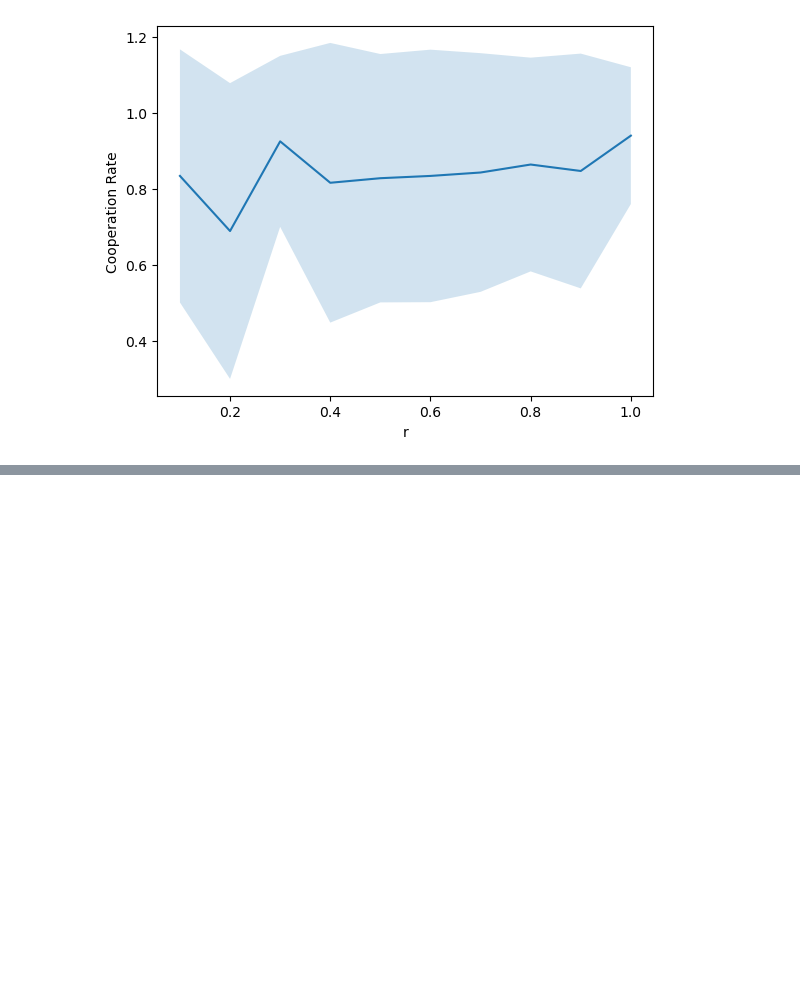
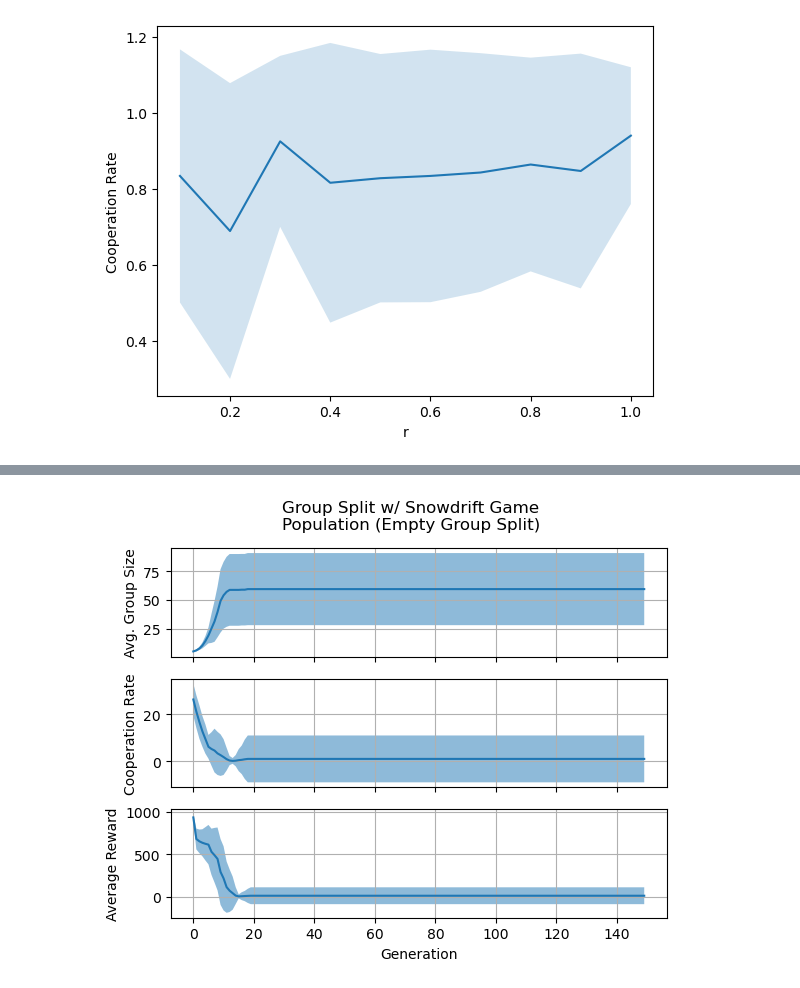
Before and after one commit to wbp1702/prisoners_dilemma, a Jupyter notebook: refactor/main.ipynb, the cells around one changed output, grey strips where cells are left out. Drawn from its saved outputs; the diff is of its cells as text; code cells hidden in the pictures; blank space fills up the shorter version.

```diff
--- a/refactor/main.ipynb
+++ b/refactor/main.ipynb
@@ -92,0 +179,61 @@ with multiprocessing.Pool() as pool:
+# %%
+# Plot Population Statistics
+fig, ax = plt.subplots(3, sharex=True)
+
+ax[0].plot(mean_population_per_gen)
+ax[1].plot(mean_cooperation_per_gen)
+ax[2].plot(mean_total_reward_per_gen)
+ax[0].fill_between(np.arange(num_generations), mean_population_per_gen - std_population_per_gen, mean_population_per_gen + std_population_per_gen, alpha=0.5)
+ax[1].fill_between(np.arange(num_generations), mean_cooperation_per_gen - std_cooperation_per_gen, mean_cooperation_per_gen + std_cooperation_per_gen, alpha=0.5)
+ax[2].fill_between(np.arange(num_generations), mean_total_reward_per_gen - std_total_reward_per_gen, mean_total_reward_per_gen + std_total_reward_per_gen, alpha=0.5)
+ax[0].set_ylabel('Avg. Group Size')
+ax[1].set_ylabel('Cooperation Rate')
+ax[2].set_ylabel('Average Reward')
+ax[0].grid()
+ax[1].grid()
+ax[2].grid()
+
+
+plt.suptitle(f'Group Split w/ Snowdrift Game\nPopulation (Empty Group Split)')
+plt.xlabel('Generation')
+plt.show()
+
+
+# plt.plot(results[6][0])
+# plt.plot(results[6][1])
+# plt.plot(results[6][2])
+# plt.plot(results[6][3])
+# plt.legend(['D->D', 'C->D', 'D->C', 'C-C'])
+# plt.title('Changes in Agent Strategy in Tournament Selection')
+# plt.xlabel('Generation')
+# plt.grid()
+# plt.show()
+
+# plt.plot(results[7][0])
+# plt.plot(results[7][1])
+# plt.plot(results[7][2])
+# plt.plot(results[7][3])
+# plt.legend(['D->D', 'C->D', 'D->C', 'C-C'])
+# plt.title('Changes in Agent Strategy in Group Selection')
+# plt.xlabel('Generation')
+# plt.grid()
+# plt.show()
+
+# # Plot Group Statistics
+# for idx in range(len(results[0])):
+#     fig, ax = plt.subplots(3, sharex=True)
+
+#     ax[0].plot(results[0][idx])
+#     # ax[1].plot(results[1][idx])
+#     # ax[2].plot(results[2][idx])
+#     ax[1].plot(np.divide(results[1][idx], results[0][idx]))
+#     ax[2].plot(np.divide(results[2][idx], results[0][idx]))
+#     ax[0].set_ylabel('Population')
+#     ax[1].set_ylabel('Cooperation Rate')
+#     ax[2].set_ylabel('Average Reward')
+
+#     plt.suptitle(f'Group Split w/ Snowdrift Game\nGroup {idx}')
+#     plt.xlabel('Generation')
+#     plt.show()
+# %% [output]
+[figure, added]
```
Also changed, not shown: parts of 3 cells of this notebook, 2 other files.
